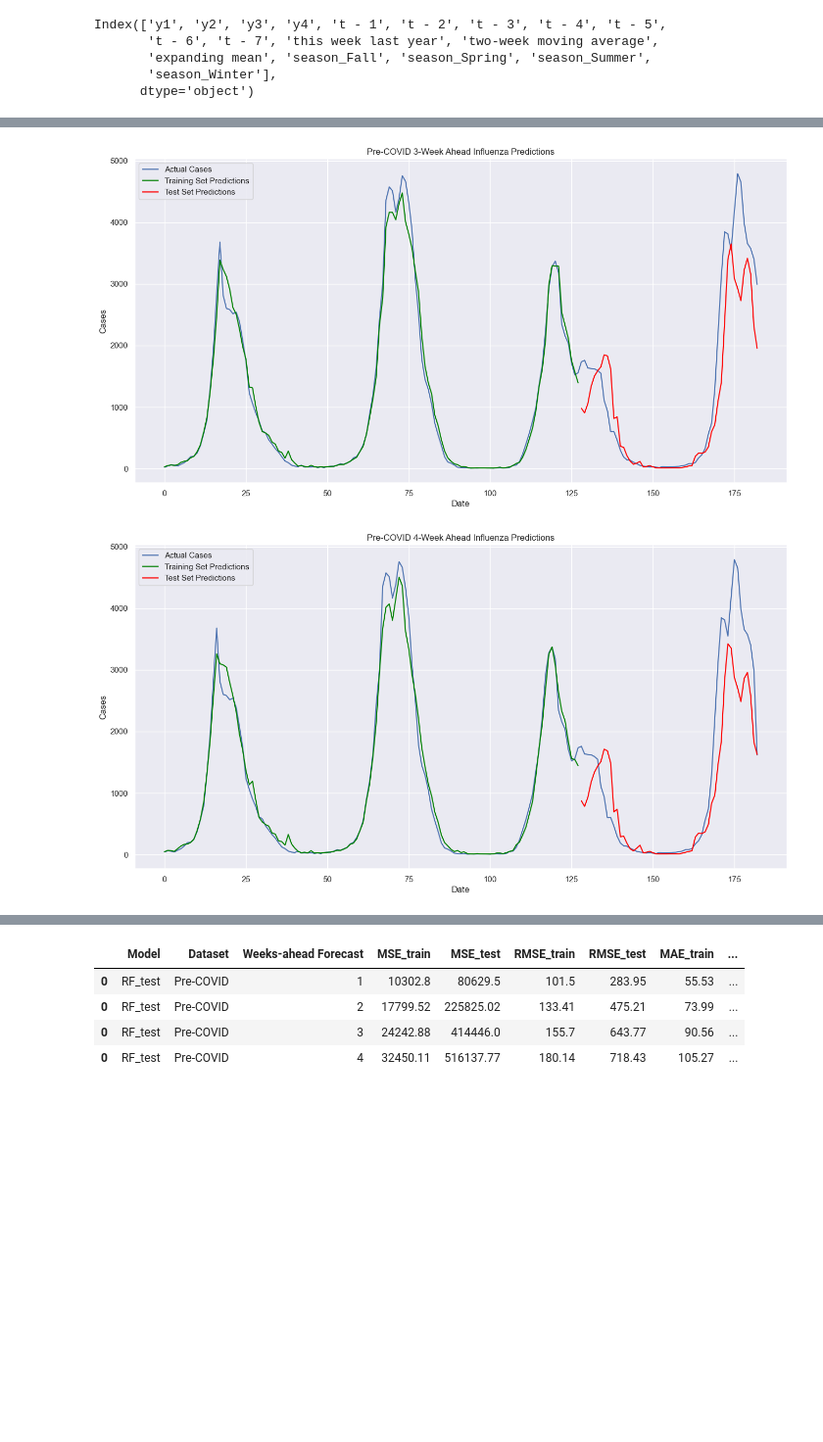
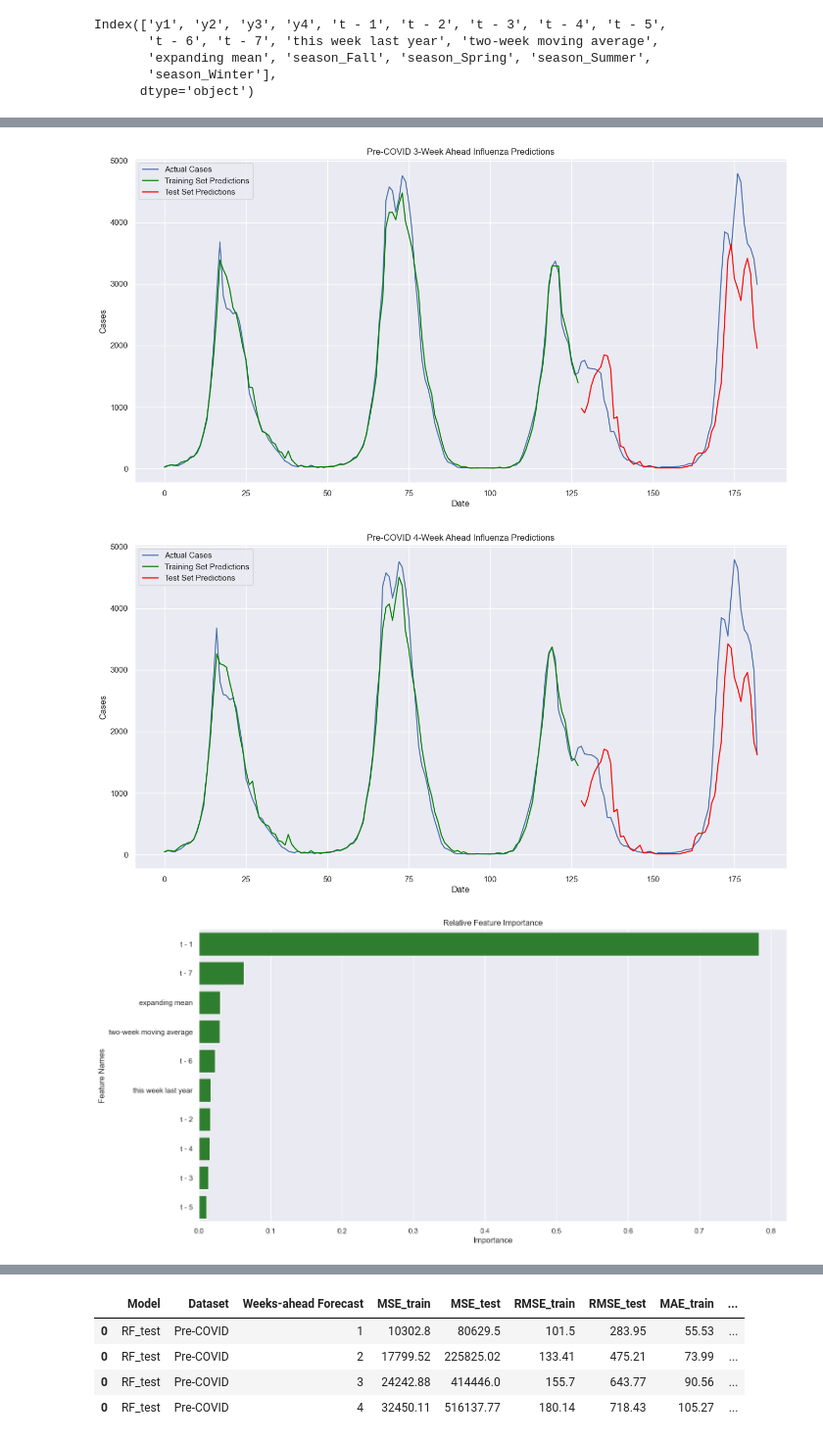
Before and after one commit to jess-moloney/LHL_final_project_influenza_forecasting, a Jupyter notebook: notebooks/Pipeline.ipynb, the cells around one changed output, grey strips where cells are left out. Shown at 98% size. Cells and saved outputs as stored; diff of their text form; code cells hidden in the pictures; blank space fills up the shorter version.

```diff
--- a/notebooks/Pipeline.ipynb
+++ b/notebooks/Pipeline.ipynb
@@ -74,5 +355,6 @@ features = train_X.columns
 # %%
 numeric_transform = Pipeline([('scaling', MinMaxScaler())])
+
 
 preprocessing = ColumnTransformer([('numeric', numeric_transform, ['t - 1', 't - 2', 't - 3', 't - 4', 't - 5',
        't - 6', 't - 7', 'this week last year', 'two-week moving average',
@@ -102,30 +384,49 @@ for target in preds_train_df.columns:
     plt.plot(df_time_features_pre_COVID.index[train_size:], preds_test_df[target], color='red', label='Test Set Predictions')
     plt.title(f'{dataset} {week}-Week Ahead Influenza Predictions')
     plt.xlabel('Date')
     plt.ylabel('Cases')
     plt.legend()
     week += 1
 
+# get feature importances from the model
+# referenced https://stackoverflow.com/questions/38787612/how-to-extract-feature-importances-from-an-sklearn-pipeline
+
+
+# load model
+# model = pickle.load( open( r"..\data\rf_model1.pkl", "rb" ) )
+
+# get importance
+importance = pipeline.steps[1][1].feature_importances_
+names = pipeline[:-1].get_feature_names_out()
+
+df = pd.DataFrame({'Feature Names':names,'Importance':importance, })
+df = df.sort_values(by='Importance', ascending = False)
+df[['dtype','Feature Names']] = df['Feature Names'].str.split("__",expand=True)
+df = df.drop(columns='dtype')
+plt.figure()
+sns.barplot(data=df, x='Importance', y='Feature Names', orient='h', color='forestgreen').set(title='Relative Feature Importance')
+
 results_matrix
 # %% [output]
 |  | Model | Dataset | Weeks-ahead Forecast | MSE_train | MSE_test | RMSE_train | RMSE_test | MAE_train | ... |
 | 0 | RF_test | Pre-COVID | 1 | 10302.8 | 80629.5 | 101.5 | 283.95 | 55.53 | ... |
 | 0 | RF_test | Pre-COVID | 2 | 17799.52 | 225825.02 | 133.41 | 475.21 | 73.99 | ... |
 | 0 | RF_test | Pre-COVID | 3 | 24242.88 | 414446.0 | 155.7 | 643.77 | 90.56 | ... |
 | 0 | RF_test | Pre-COVID | 4 | 32450.11 | 516137.77 | 180.14 | 718.43 | 105.27 | ... |
 | 0 | RF_test | Pre-COVID | 1 | 10302.8 | 80629.5 | 101.5 | 283.95 | 55.53 | ... |
 | 0 | RF_test | Pre-COVID | 2 | 17799.52 | 225825.02 | 133.41 | 475.21 | 73.99 | ... |
 | 0 | RF_test | Pre-COVID | 3 | 24242.88 | 414446.0 | 155.7 | 643.77 | 90.56 | ... |
 | 0 | RF_test | Pre-COVID | 4 | 32450.11 | 516137.77 | 180.14 | 718.43 | 105.27 | ... |
 | 0 | RF_test | Pre-COVID | 1 | 10302.8 | 80629.5 | 101.5 | 283.95 | 55.53 | ... |
 | 0 | RF_test | Pre-COVID | 2 | 17799.52 | 225825.02 | 133.41 | 475.21 | 73.99 | ... |
 | ... | ... | ... | ... | ... | ... | ... | ... | ... | ... |
 | 0 | RF_test | Pre-COVID | 4 | 32450.11 | 516137.77 | 180.14 | 718.43 | 105.27 | ... |
 | 0 | RF_test | Pre-COVID | 1 | 10302.8 | 80629.5 | 101.5 | 283.95 | 55.53 | ... |
 | 0 | RF_test | Pre-COVID | 2 | 17799.52 | 225825.02 | 133.41 | 475.21 | 73.99 | ... |
 | 0 | RF_test | Pre-COVID | 3 | 24242.88 | 414446.0 | 155.7 | 643.77 | 90.56 | ... |
 | 0 | RF_test | Pre-COVID | 4 | 32450.11 | 516137.77 | 180.14 | 718.43 | 105.27 | ... |
 [figure]
 [figure]
 [figure]
 [figure]
+[figure, added]
```
Also changed, not shown: parts of 32 cells of this notebook, 2 other files.
